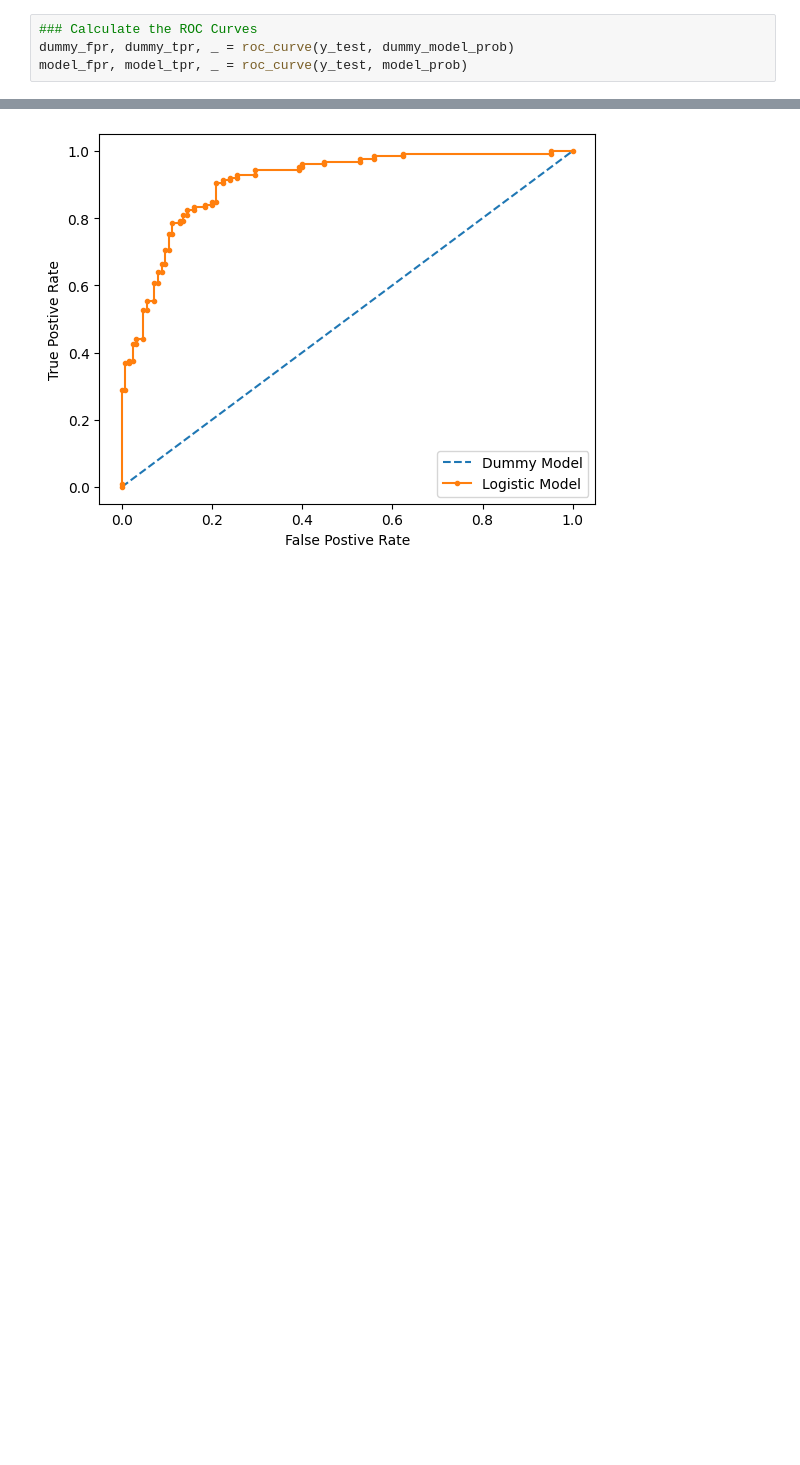
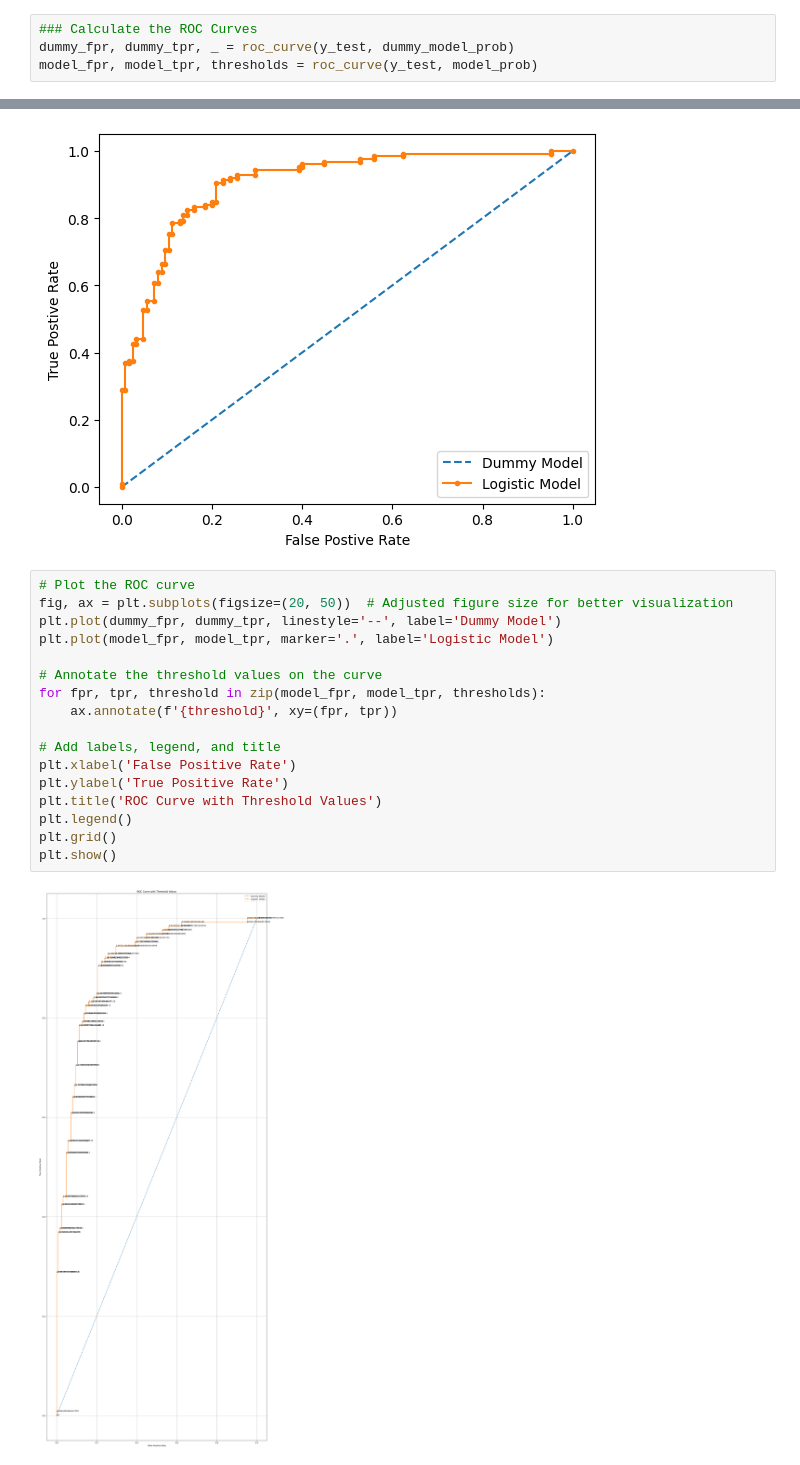
Before and after one commit to adityakashyap5047/ml_dl.py, a Jupyter notebook: ml-dl/6-Logistic Regression/6.4-ROC curve and ROC AUC score.ipynb, the cells around one changed output, grey strips where cells are left out. Drawn from its saved outputs; the diff is of its cells as text; blank space fills up the shorter version.

Commit message:
Plotting the curve with threshold value

```diff
--- a/ml-dl/6-Logistic Regression/6.4-ROC curve and ROC AUC score.ipynb
+++ b/ml-dl/6-Logistic Regression/6.4-ROC curve and ROC AUC score.ipynb
@@ -98,7 +98,7 @@ print(model_auc)
 # %%
 ### Calculate the ROC Curves
 dummy_fpr, dummy_tpr, _ = roc_curve(y_test, dummy_model_prob)
-model_fpr, model_tpr, _ = roc_curve(y_test, model_prob)
+model_fpr, model_tpr, thresholds = roc_curve(y_test, model_prob)
 # %%
 model_tpr
 # %% [output]
@@ -120,3 +139,22 @@ plt.legend()
 plt.show()
 # %% [output]
 [figure]
+# %%
+# Plot the ROC curve
+fig, ax = plt.subplots(figsize=(20, 50))  # Adjusted figure size for better visualization
+plt.plot(dummy_fpr, dummy_tpr, linestyle='--', label='Dummy Model')
+plt.plot(model_fpr, model_tpr, marker='.', label='Logistic Model')
+
+# Annotate the threshold values on the curve
+for fpr, tpr, threshold in zip(model_fpr, model_tpr, thresholds):
+    ax.annotate(f'{threshold}', xy=(fpr, tpr))
+
+# Add labels, legend, and title
+plt.xlabel('False Positive Rate')
+plt.ylabel('True Positive Rate')
+plt.title('ROC Curve with Threshold Values')
+plt.legend()
+plt.grid()
+plt.show()
+# %% [output]
+[figure, added]
```
Also changed, not shown: parts of 1 cell of this notebook.
